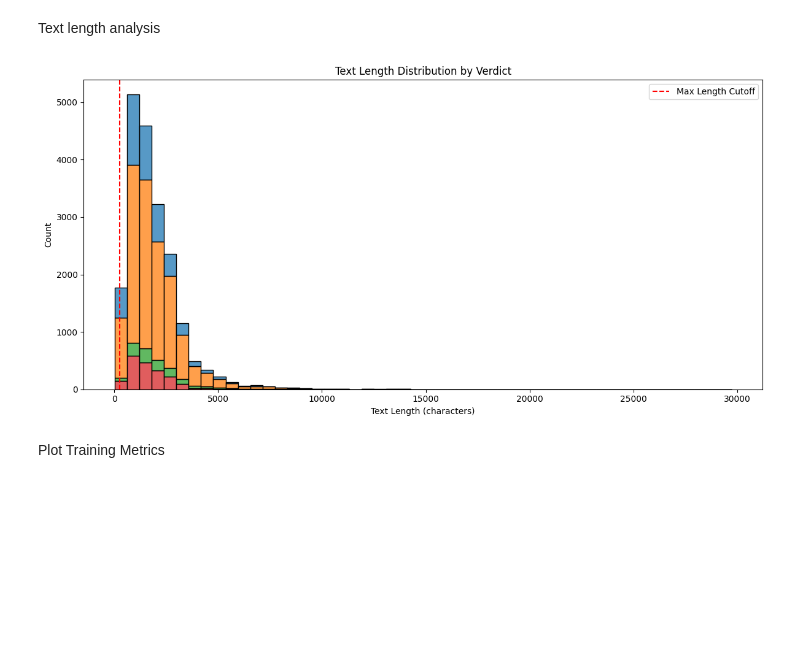
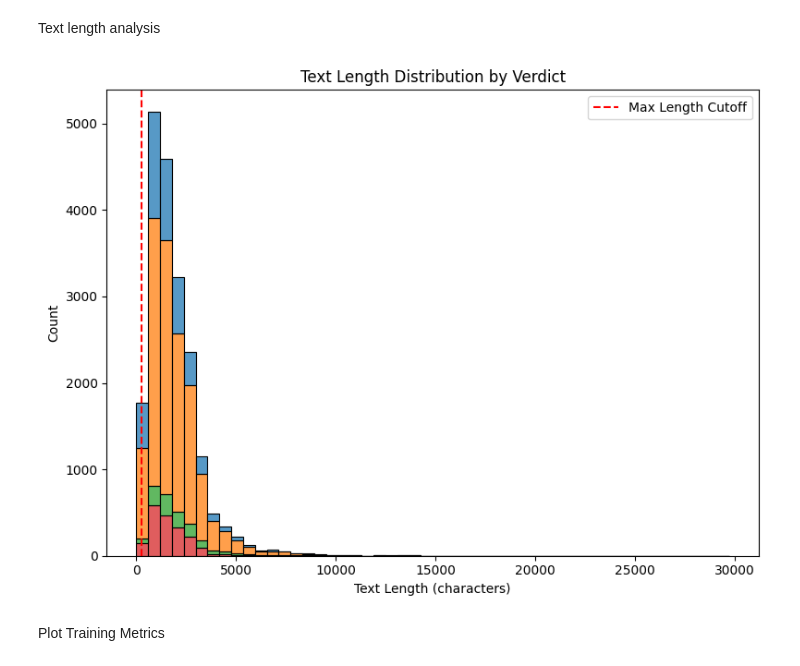
Before and after one commit to yashc73080/RUControversial, a Jupyter notebook: Notebooks/visualize_BERT.ipynb, the cells around one changed output. Saved outputs shown, nothing was run; the diff lists cells and outputs as text; code cells hidden in the pictures; blank space fills up the shorter version.

```diff
--- a/Notebooks/visualize_BERT.ipynb
+++ b/Notebooks/visualize_BERT.ipynb
@@ -29,16 +32,16 @@ Text length analysis
 # %%
 df['text_length'] = df['combined_text'].str.len()
 
-plt.figure(figsize=(12, 6))
+plt.figure(figsize=(8, 6))
 sns.histplot(data=df, x='text_length', hue='verdict', bins=50, multiple='stack')
 plt.title('Text Length Distribution by Verdict')
 plt.xlabel('Text Length (characters)')
 plt.axvline(256, color='red', linestyle='--', label='Max Length Cutoff')
 plt.legend()
 plt.tight_layout()
 plt.show()
 # %% [output]
-[figure, old version]
+[figure, new version]
 # %% [markdown]
 Plot Training Metrics
 # %%
```
Also changed, not shown: parts of 5 cells of this notebook, 6 other files.
